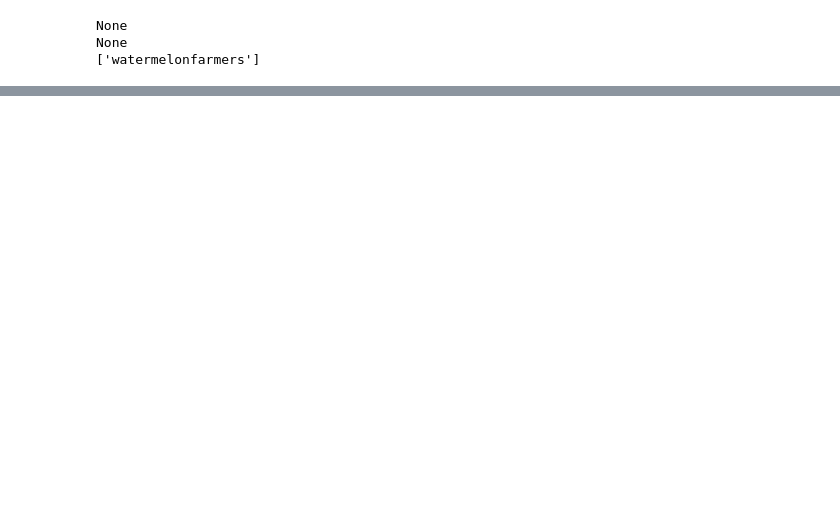
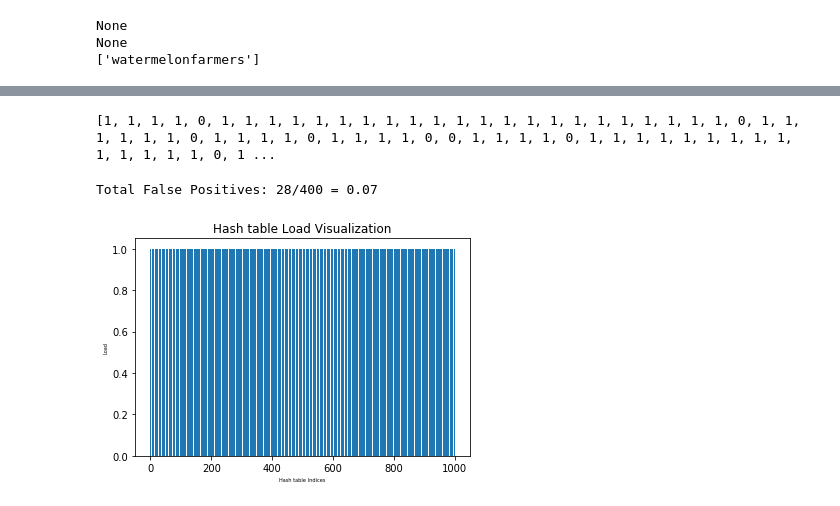
Before and after one commit to aishwarya34/AlgorithmsIlluminated, a Jupyter notebook: C2W4_14HASHING_15UNIVERSAL_HASHING_16BLOOM_FILTERS.ipynb, the cells around one changed output, grey strips where cells are left out. Saved outputs shown, nothing was run; the diff lists cells and outputs as text; code cells hidden in the pictures; blank space fills up the shorter version.

```diff
--- a/C2W4_14HASHING_15UNIVERSAL_HASHING_16BLOOM_FILTERS.ipynb
+++ b/C2W4_14HASHING_15UNIVERSAL_HASHING_16BLOOM_FILTERS.ipynb
@@ -170,0 +285,31 @@ hash_table_obj.load_visualize()
+# %%
+import random
+
+bloom_filter_obj = Bloom_Filter(1000)
+
+# insert api
+http = urllib3.PoolManager()
+r1 = http.request('GET', "https://raw.githubusercontent.com/aishwarya34/AlgorithmsIlluminated/master/500_twitch_usernames.txt")
+IntegerMatrixStringJoin = r1.data.split('\n')
+IntegerMatrixStringJoin = IntegerMatrixStringJoin[:-1]
+random.shuffle(IntegerMatrixStringJoin)
+
+cut = 100
+list_1 = IntegerMatrixStringJoin[:cut]
+list_2 = IntegerMatrixStringJoin[cut:]
+for username in list_1:
+    bloom_filter_obj.insert(username)
+# %% [output]
+[1, 1, 1, 1, 0, 1, 1, 1, 1, 1, 1, 1, 1, 1, 1, 1, 1, 1, 1, 1, 1, 1, 1, 1, 1, 1, 1, 0, 1, 1, 1, 1, 1, 1, 0, 1, 1, 1, 1, 0, 1, 1, 1, 1, 0, 0, 1, 1, 1, 1, 0, 1, 1, 1, 1, 1, 1, 1, 1, 1, 1, 1, 1, 1, 1, 0, 1 ...
+# %%
+# lookup api   to check false positives on usernames not inserted into the bloom filter
+false_positive = 0
+for li in list_2:
+    false_positive += bloom_filter_obj.lookup(li)
+print("Total False Positives: {}/400 = {}".format(false_positive, false_positive/400.0))
+# %% [output]
+Total False Positives: 28/400 = 0.07
+# %%
+bloom_filter_obj.load_visualize()
+# %% [output]
+[figure, added]
```
Also changed, not shown: parts of 16 cells of this notebook.
